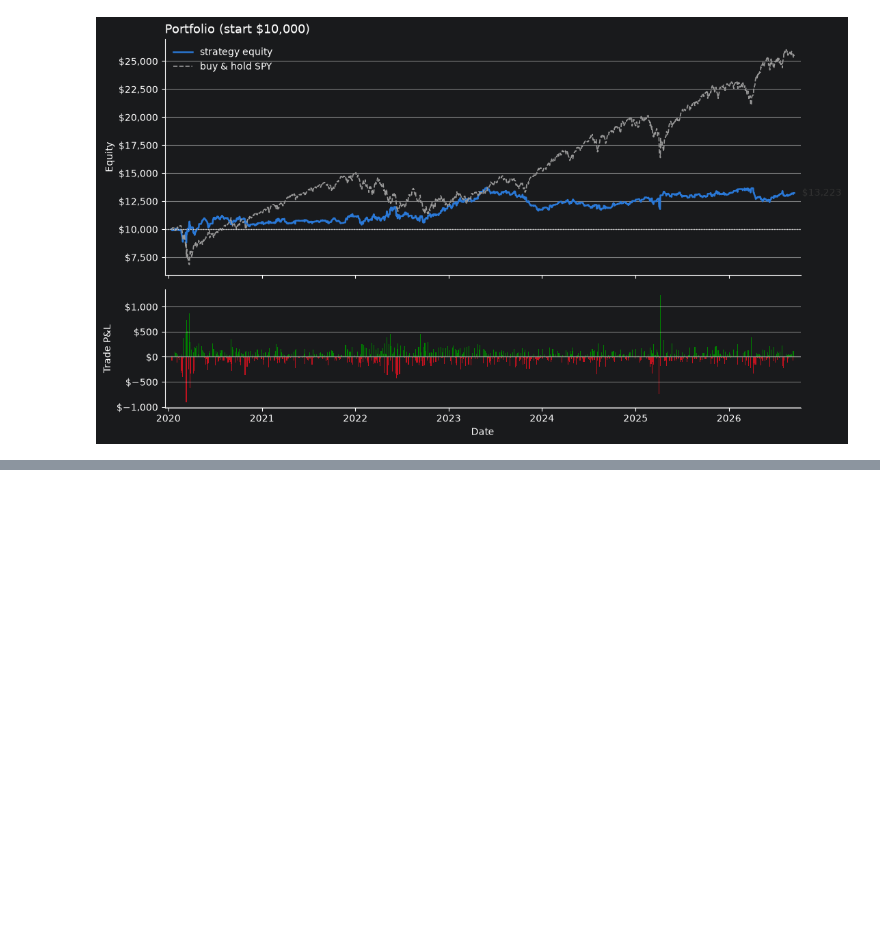
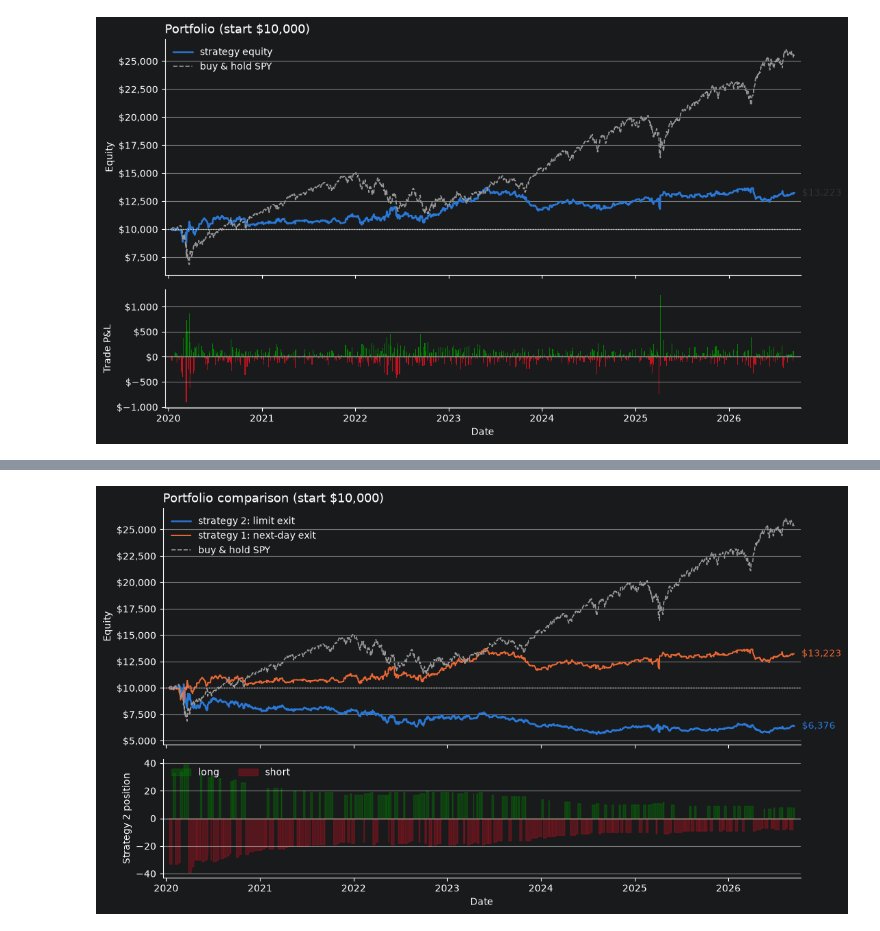
Before and after one commit to WumbleCat/quant-research, a Jupyter notebook: strats/market_making/sp_futures.ipynb, the cells around one changed output, grey strips where cells are left out. Drawn from its saved outputs; the diff is of its cells as text; code cells hidden in the pictures; blank space fills up the shorter version.

```diff
--- a/strats/market_making/sp_futures.ipynb
+++ b/strats/market_making/sp_futures.ipynb
@@ -177,0 +300,33 @@ plt.show()
+# %%
+bh = starting_cash * sig["close"] / sig["close"].iloc[0]
+
+fig, (ax1, ax2) = plt.subplots(2, 1, figsize=(12, 7), sharex=True,
+                               gridspec_kw={"height_ratios": [2, 1], "hspace": 0.08})
+
+ax1.plot(portfolio2.index, portfolio2["equity"], color="#2a78d6", linewidth=1.8, label="strategy 2: limit exit")
+ax1.plot(portfolio.index, portfolio["equity"], color="#eb6834", linewidth=1.4, label="strategy 1: next-day exit")
+ax1.plot(bh.index, bh, color="#999999", linewidth=1.2, linestyle="--", label="buy & hold SPY")
+ax1.axhline(starting_cash, color="#cccccc", linewidth=1, linestyle=":")
+for s, c in ((portfolio2, "#2a78d6"), (portfolio, "#eb6834")):
+    ax1.annotate(f"${s['equity'].iloc[-1]:,.0f}", xy=(s.index[-1], s["equity"].iloc[-1]),
+                 xytext=(8, 0), textcoords="offset points", va="center", fontsize=10, color=c)
+ax1.set_title("Portfolio comparison (start $10,000)", fontsize=13, loc="left")
+ax1.set_ylabel("Equity")
+ax1.yaxis.set_major_formatter(plt.matplotlib.ticker.StrMethodFormatter("${x:,.0f}"))
+ax1.legend(loc="upper left", frameon=False)
+
+ax2.fill_between(portfolio2.index, 0, portfolio2["position"].clip(lower=0), step="post", color="#008300", alpha=0.35, label="long")
+ax2.fill_between(portfolio2.index, 0, portfolio2["position"].clip(upper=0), step="post", color="#c1121f", alpha=0.35, label="short")
+ax2.axhline(0, color="#999999", linewidth=1)
+ax2.set_ylabel("Strategy 2 position")
+ax2.set_xlabel("Date")
+ax2.legend(loc="upper left", frameon=False, ncol=2)
+
+for ax in (ax1, ax2):
+    ax.grid(axis="y", color="#e5e5e5", linewidth=0.8)
+    ax.spines[["top", "right"]].set_visible(False)
+    ax.margins(x=0.01)
+
+plt.show()
+# %% [output]
+[figure, added]
```
Also changed, not shown: parts of 7 cells of this notebook.
